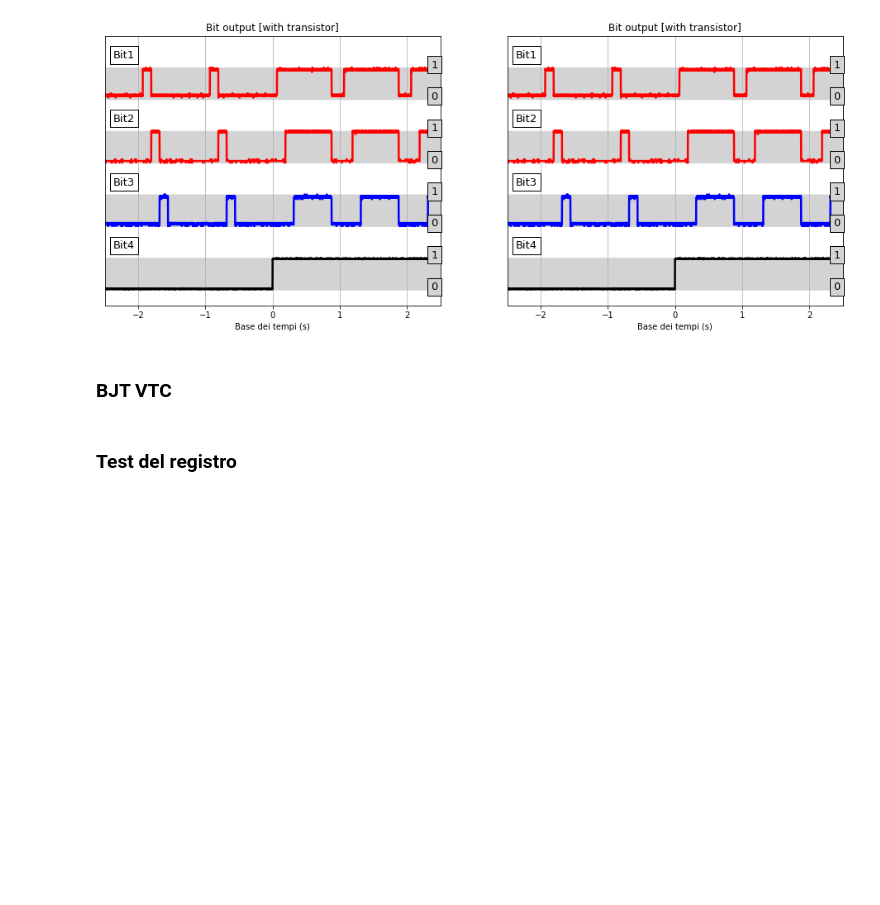
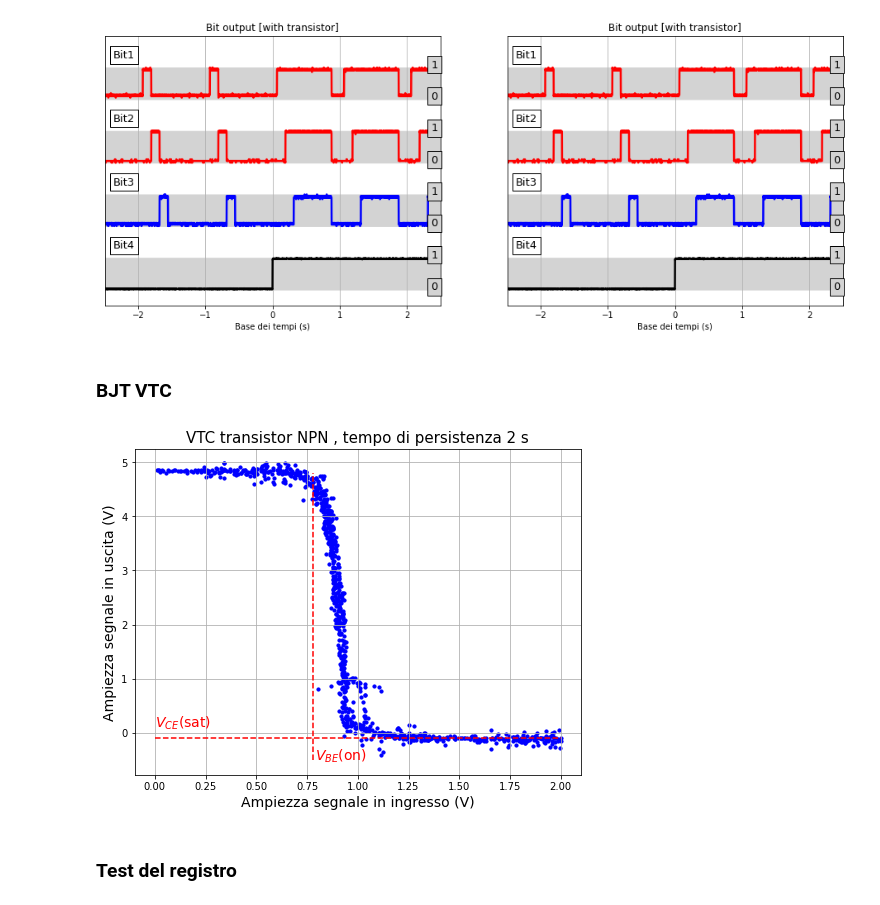
Before and after one commit to valeriopagliarino/Electronics-2021-UNITO-Public, a Jupyter notebook: analysis/2_AND_JK_BJT.ipynb, the cells around one changed output. Saved outputs shown, nothing was run; the diff lists cells and outputs as text; code cells hidden in the pictures; blank space fills up the shorter version.

```diff
--- a/analysis/2_AND_JK_BJT.ipynb
+++ b/analysis/2_AND_JK_BJT.ipynb
@@ -571,18 +572,25 @@ plt.savefig(f"{OUTPUTDIR}/cumulative_BIT_with_transistor.pdf")
 # %%
 from numpy import loadtxt
 VTC_nand = loadtxt(f'{DATADIR}/26-10-21/NPN-VTC.csv', comments="#", delimiter=",", unpack=False)
 x_nand = (VTC_nand.transpose()[0] + 0.5) * 2
 y_nand = VTC_nand.transpose()[1] + 2.1
 
 fig, ax  = plt.subplots(figsize=(8,6))
 ax.scatter(x_nand,y_nand, s=10, color='b')
 
 
+ax.vlines(0.78,-0.5,4.8, linestyle='--',color='r')
+ax.hlines(-0.1,0,2, linestyle='--',color='r')
+ax.text(0.79,-0.5,'$V_{BE}$(on)',fontsize=14,color='r')
+ax.text(0,0.1,'$V_{CE}$(sat)',fontsize=14,color='r')
+
 plt.xlabel('Ampiezza segnale in ingresso (V)',fontsize=14)
 plt.ylabel('Ampiezza segnale in uscita (V)',fontsize=14)
 plt.title('VTC transistor NPN , tempo di persistenza 2 s',fontsize=15)
 ax.grid()
 plt.savefig(f"{OUTPUTDIR}/NPN-XY.pdf")
+# %% [output]
+[figure, added]
 # %% [markdown]
 ### Test del registro
 # %%
```
Also changed, not shown: parts of 2 cells of this notebook, 1 other file.
